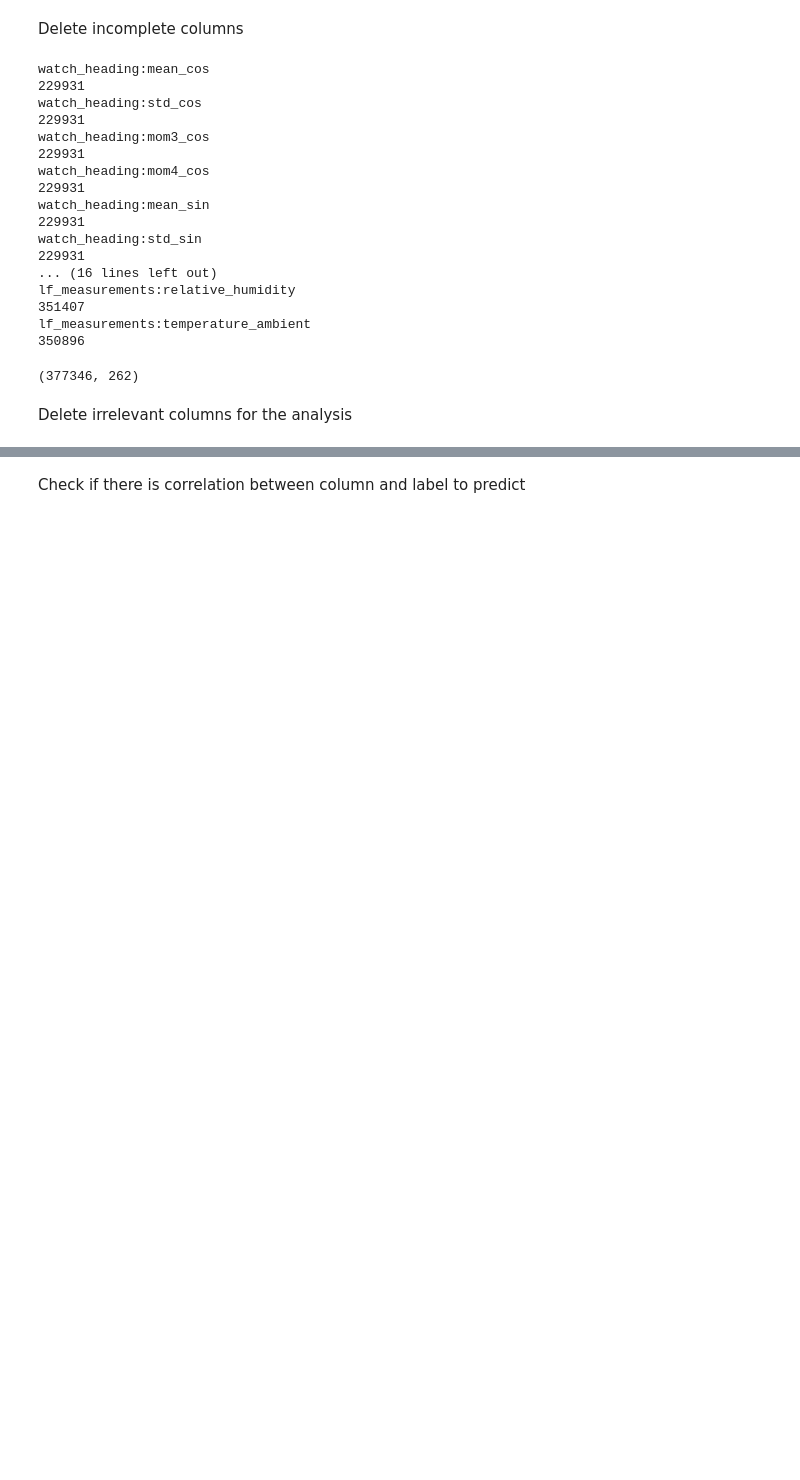
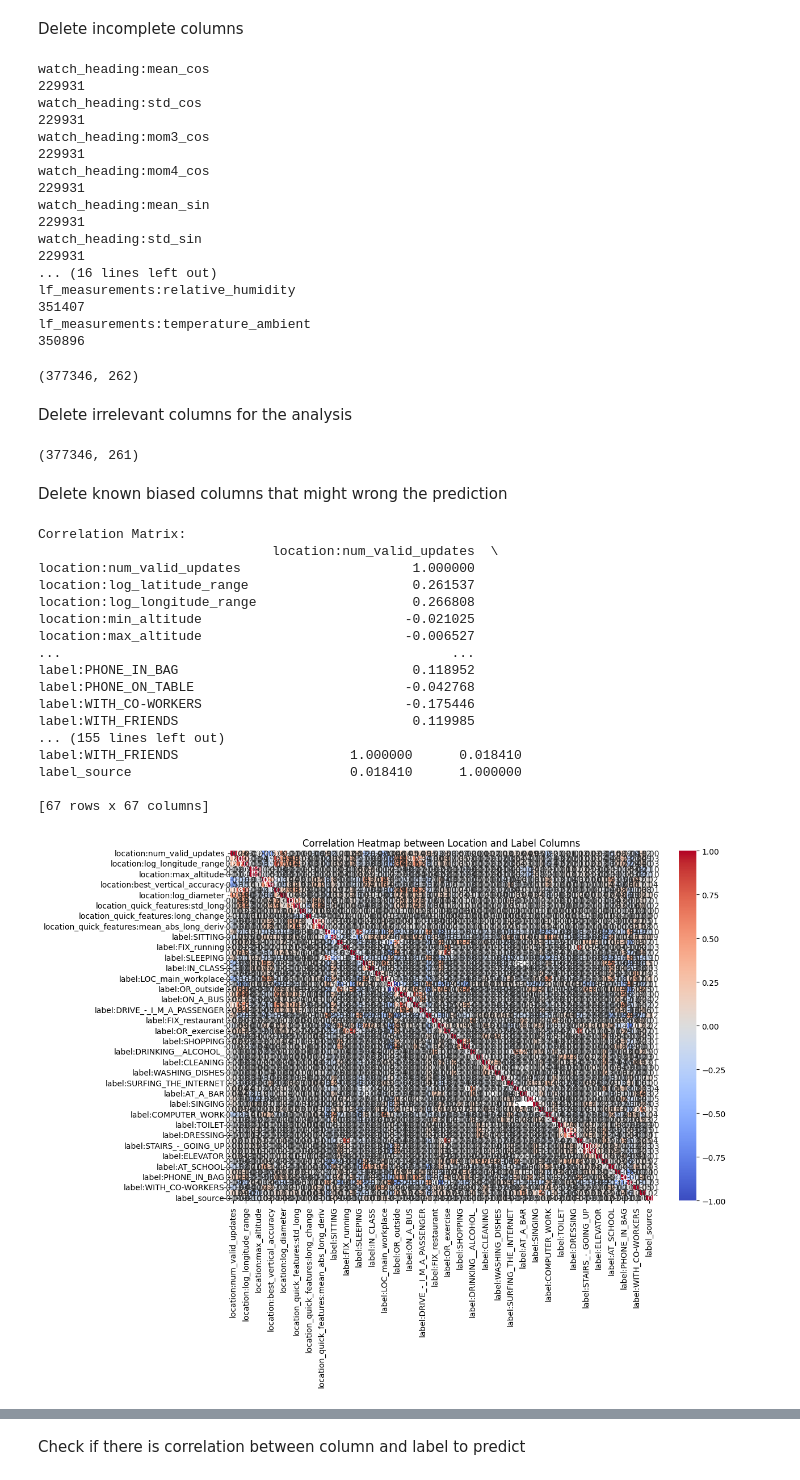
Before and after one commit to Waranika/DCU-EE514-DA-ML, a Jupyter notebook: Assignement/Assignement_1.ipynb, the cells around one changed output, grey strips where cells are left out. Saved outputs shown, nothing was run; the diff lists cells and outputs as text; code cells hidden in the pictures; blank space fills up the shorter version.

```diff
--- a/Assignement/Assignement_1.ipynb
+++ b/Assignement/Assignement_1.ipynb
@@ -76,12 +194,58 @@ lf_measurements:relative_humidity
 351407
 lf_measurements:temperature_ambient
 350896
-# %%
-print(df.shape)
-# %% [output]
-(377346, 262)
+# %%
+df.shape
+# %% [output]
+(377346, 262)
 # %% [markdown]
 Delete irrelevant columns for the analysis
 # %%
 del df['timestamp']
-#delete location too ?
+df.shape
+# %% [output]
+(377346, 261)
+# %% [markdown]
+Delete known biased columns that might wrong the prediction
+# %%
+# Select columns starting with 'location' and 'label'
+location_columns = df.filter(regex='^location')
+label_columns = df.filter(regex='^label')
+
+# Concatenate the selected columns
+selected_columns = pd.concat([location_columns, label_columns], axis=1)
+
+# Calculate the correlation matrix
+correlation_matrix = selected_columns.corr()
+
+# Print the correlation matrix
+print("Correlation Matrix:")
+print(correlation_matrix)
+
+# If you want to visualize the correlation matrix, you can use a heatmap
+import seaborn as sns
+import matplotlib.pyplot as plt
+
+plt.figure(figsize=(12, 8))
+sns.heatmap(correlation_matrix, annot=True, cmap='coolwarm', fmt=".2f")
+plt.title('Correlation Heatmap between Location and Label Columns')
+plt.show()
+# %% [output]
+Correlation Matrix:
+                              location:num_valid_updates  \
+location:num_valid_updates                      1.000000
+location:log_latitude_range                     0.261537
+location:log_longitude_range                    0.266808
+location:min_altitude                          -0.021025
+location:max_altitude                          -0.006527
+...                                                  ...
+label:PHONE_IN_BAG                              0.118952
+label:PHONE_ON_TABLE                           -0.042768
+label:WITH_CO-WORKERS                          -0.175446
+label:WITH_FRIENDS                              0.119985
+... (155 lines left out)
+label:WITH_FRIENDS                      1.000000      0.018410
+label_source                            0.018410      1.000000
+
+[67 rows x 67 columns]
+[figure, added]
```
Also changed, not shown: parts of 12 cells of this notebook.
